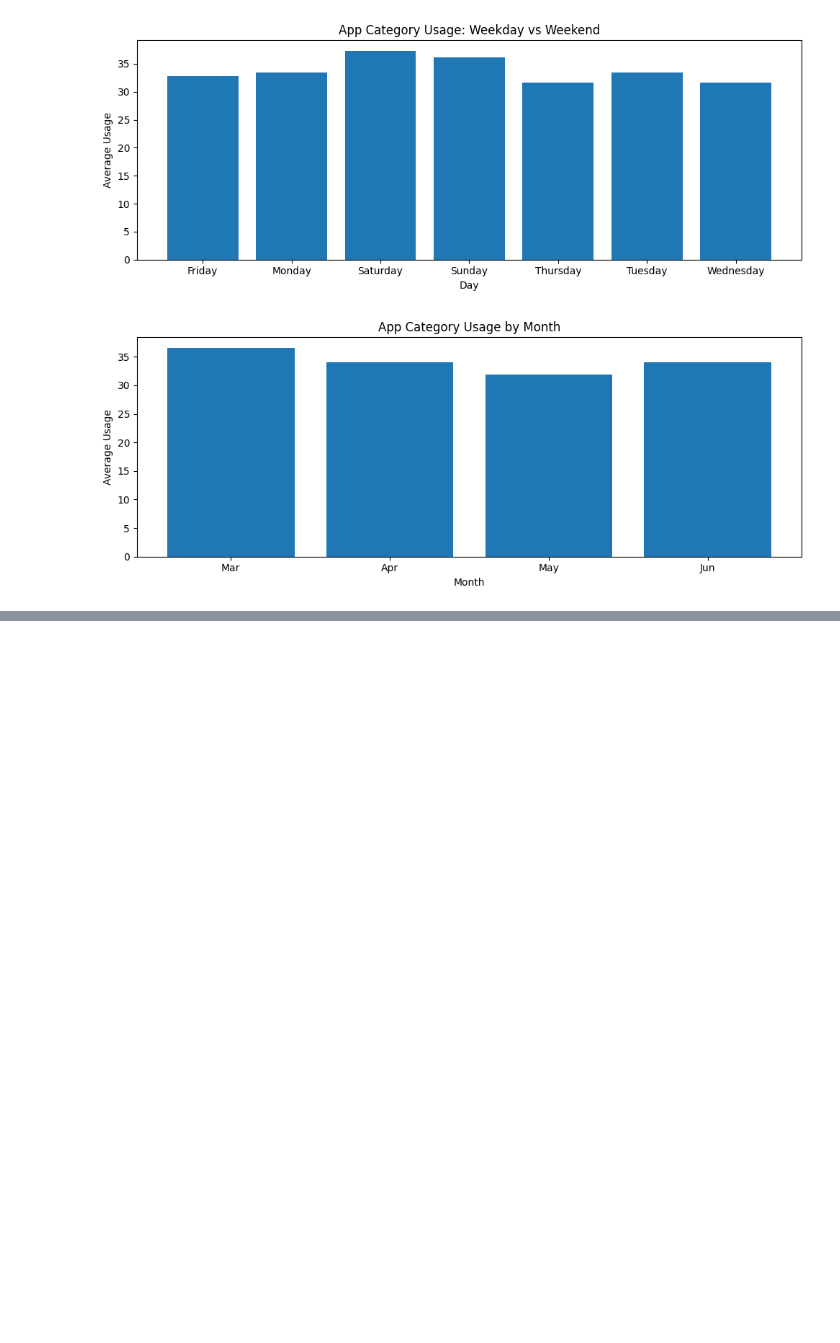
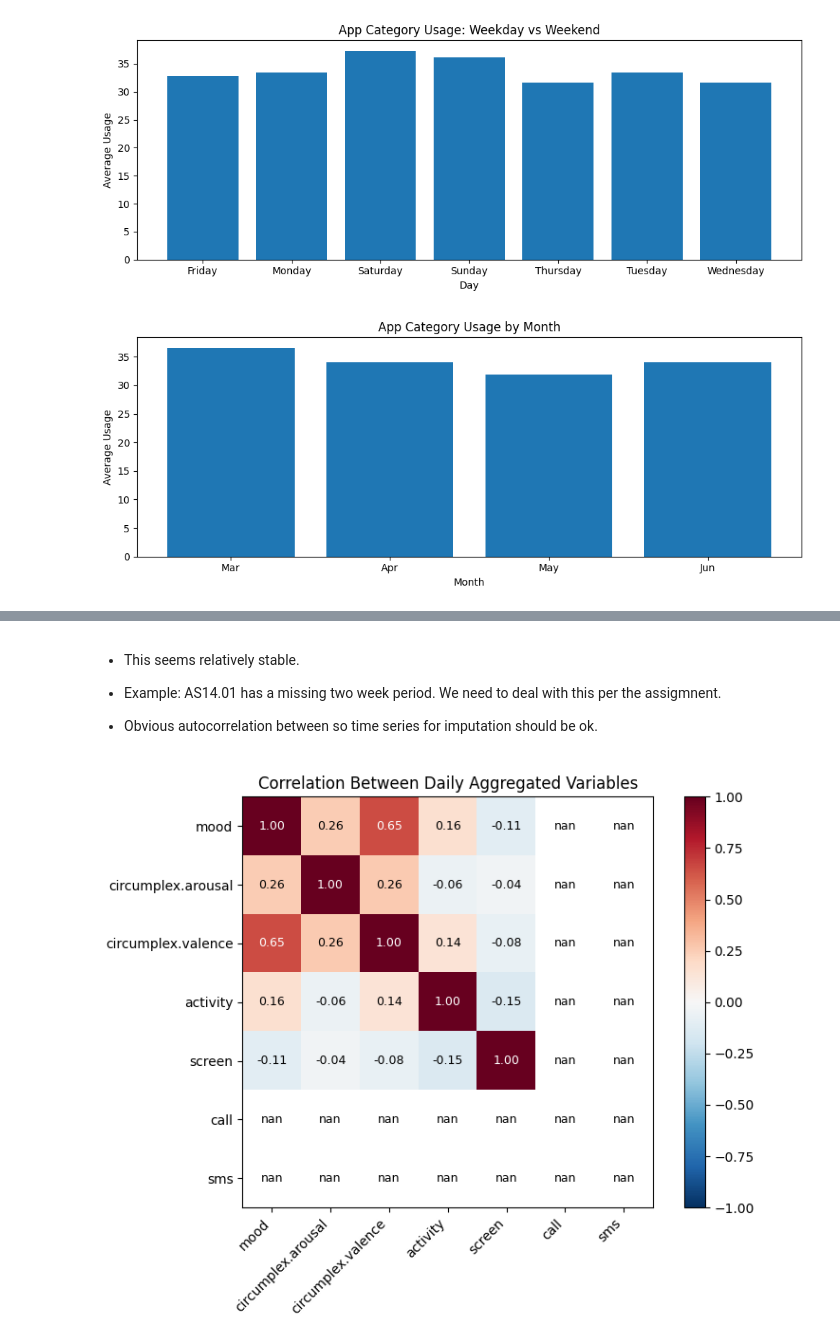
Before and after one commit to myriamth04/Data-Mining, a Jupyter notebook: eda.ipynb, the cells around one changed output, grey strips where cells are left out. Drawn from its saved outputs; the diff is of its cells as text; code cells hidden in the pictures; blank space fills up the shorter version.

```diff
--- a/eda.ipynb
+++ b/eda.ipynb
@@ -181,0 +378,42 @@ plt.show()
+# %% [markdown]
+- This seems relatively stable.
+
+- Example: AS14.01 has a missing two week period. We need to deal with this per the assigmnent.
+
+- Obvious autocorrelation between so time series for imputation should be ok.
+# %%
+# daily level per patient per variable
+daily = (
+    df.group_by(["id", "date", "variable"])
+    .agg(pl.col("value").mean().alias("daily_value"))
+    .pivot(on="variable", index=["id", "date"], values="daily_value")
+)
+
+corr_vars = ["mood", "circumplex.arousal", "circumplex.valence",
+             "activity", "screen", "call", "sms"]
+corr_vars = [v for v in corr_vars if v in daily.columns]
+
+# correlation
+data = np.column_stack([daily[v].to_numpy() for v in corr_vars])
+mask = ~np.isnan(data).any(axis=1)
+corr_matrix = np.corrcoef(data[mask], rowvar=False)
+
+fig, ax = plt.subplots(figsize=(8, 6))
+im = ax.imshow(corr_matrix, cmap="RdBu_r", vmin=-1, vmax=1)
+ax.set_xticks(range(len(corr_vars)))
+ax.set_xticklabels(corr_vars, rotation=45, ha="right")
+ax.set_yticks(range(len(corr_vars)))
+ax.set_yticklabels(corr_vars)
+
+for i in range(len(corr_vars)):
+    for j in range(len(corr_vars)):
+        ax.text(j, i, f"{corr_matrix[i, j]:.2f}",
+                ha="center", va="center", fontsize=9,
+                color="white" if abs(corr_matrix[i, j]) > 0.5 else "black")
+
+ax.set_title("Correlation Between Daily Aggregated Variables")
+plt.colorbar(im)
+plt.tight_layout()
+plt.show()
+# %% [output]
+[figure, added]
```
Also changed, not shown: parts of 14 cells of this notebook, 1 other file.
